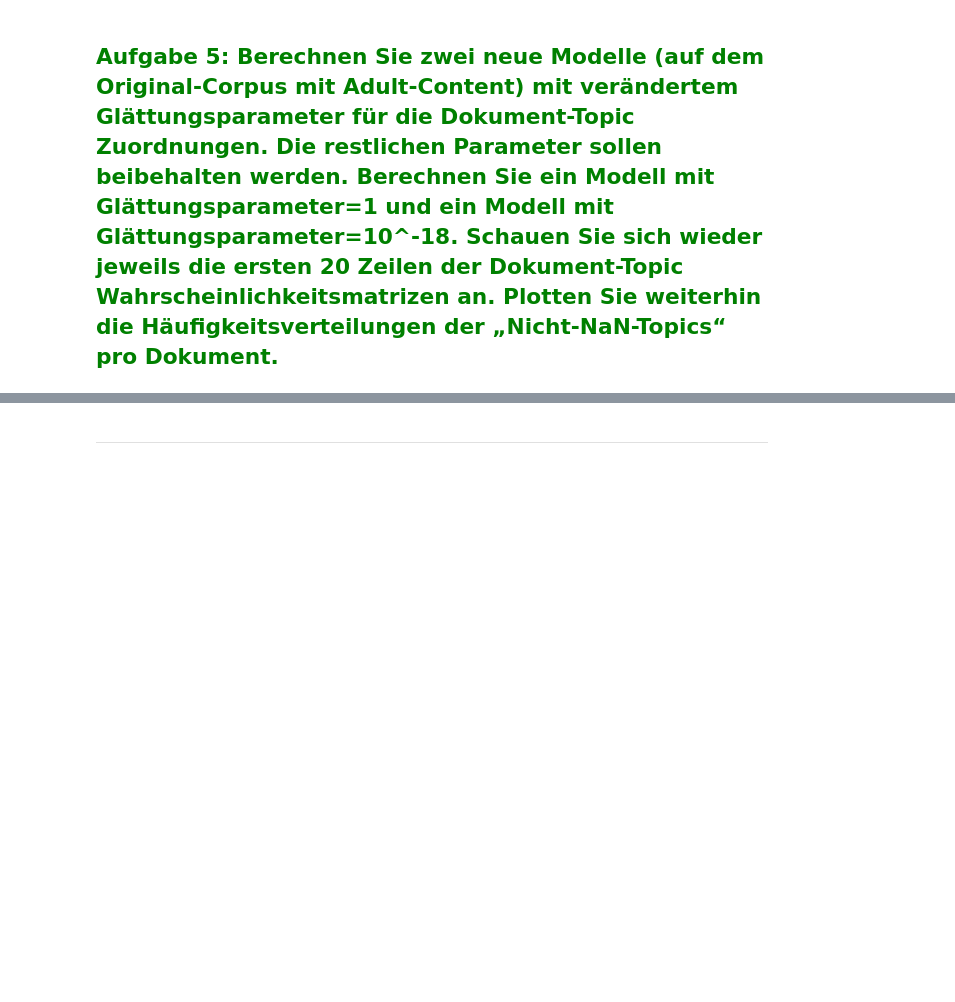
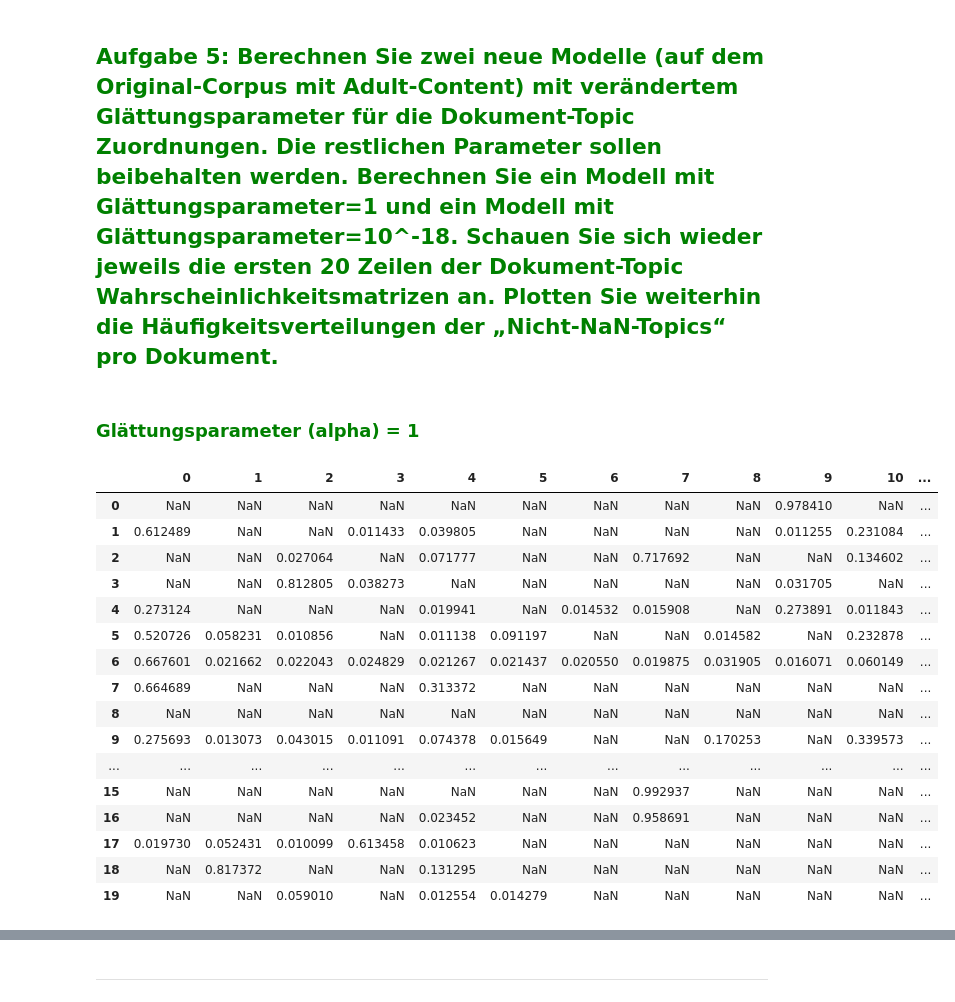
Before and after one commit to tobirohrer/webmining, a Jupyter notebook: praktikum4/praktikum4_TopicModels.ipynb, the cells around one changed output, grey strips where cells are left out. Drawn from its saved outputs; the diff is of its cells as text; code cells hidden in the pictures; blank space fills up the shorter version.

```diff
--- a/praktikum4/praktikum4_TopicModels.ipynb
+++ b/praktikum4/praktikum4_TopicModels.ipynb
@@ -360,0 +368,2 @@ Research  AND  Education
+# %% [markdown]
+### <span style="color:green">Glättungsparameter (alpha) = 1</span>
@@ -360,0 +373,21 @@ Research  AND  Education
+# %%
+dfnormal = dfnormal.sort_index(axis=1)
+dfnormal[:20]
+# %% [output]
+|  | 0 | 1 | 2 | 3 | 4 | 5 | 6 | 7 | 8 | 9 | 10 | ... |
+| 0 | NaN | NaN | NaN | NaN | NaN | NaN | NaN | NaN | NaN | 0.978410 | NaN | ... |
+| 1 | 0.612489 | NaN | NaN | 0.011433 | 0.039805 | NaN | NaN | NaN | NaN | 0.011255 | 0.231084 | ... |
+| 2 | NaN | NaN | 0.027064 | NaN | 0.071777 | NaN | NaN | 0.717692 | NaN | NaN | 0.134602 | ... |
+| 3 | NaN | NaN | 0.812805 | 0.038273 | NaN | NaN | NaN | NaN | NaN | 0.031705 | NaN | ... |
+| 4 | 0.273124 | NaN | NaN | NaN | 0.019941 | NaN | 0.014532 | 0.015908 | NaN | 0.273891 | 0.011843 | ... |
+| 5 | 0.520726 | 0.058231 | 0.010856 | NaN | 0.011138 | 0.091197 | NaN | NaN | 0.014582 | NaN | 0.232878 | ... |
+| 6 | 0.667601 | 0.021662 | 0.022043 | 0.024829 | 0.021267 | 0.021437 | 0.020550 | 0.019875 | 0.031905 | 0.016071 | 0.060149 | ... |
+| 7 | 0.664689 | NaN | NaN | NaN | 0.313372 | NaN | NaN | NaN | NaN | NaN | NaN | ... |
+| 8 | NaN | NaN | NaN | NaN | NaN | NaN | NaN | NaN | NaN | NaN | NaN | ... |
+| 9 | 0.275693 | 0.013073 | 0.043015 | 0.011091 | 0.074378 | 0.015649 | NaN | NaN | 0.170253 | NaN | 0.339573 | ... |
+| ... | ... | ... | ... | ... | ... | ... | ... | ... | ... | ... | ... | ... |
+| 15 | NaN | NaN | NaN | NaN | NaN | NaN | NaN | 0.992937 | NaN | NaN | NaN | ... |
+| 16 | NaN | NaN | NaN | NaN | 0.023452 | NaN | NaN | 0.958691 | NaN | NaN | NaN | ... |
+| 17 | 0.019730 | 0.052431 | 0.010099 | 0.613458 | 0.010623 | NaN | NaN | NaN | NaN | NaN | NaN | ... |
+| 18 | NaN | 0.817372 | NaN | NaN | 0.131295 | NaN | NaN | NaN | NaN | NaN | NaN | ... |
+| 19 | NaN | NaN | 0.059010 | NaN | 0.012554 | 0.014279 | NaN | NaN | NaN | NaN | NaN | ... |
```
Also changed, not shown: parts of 9 cells of this notebook.
